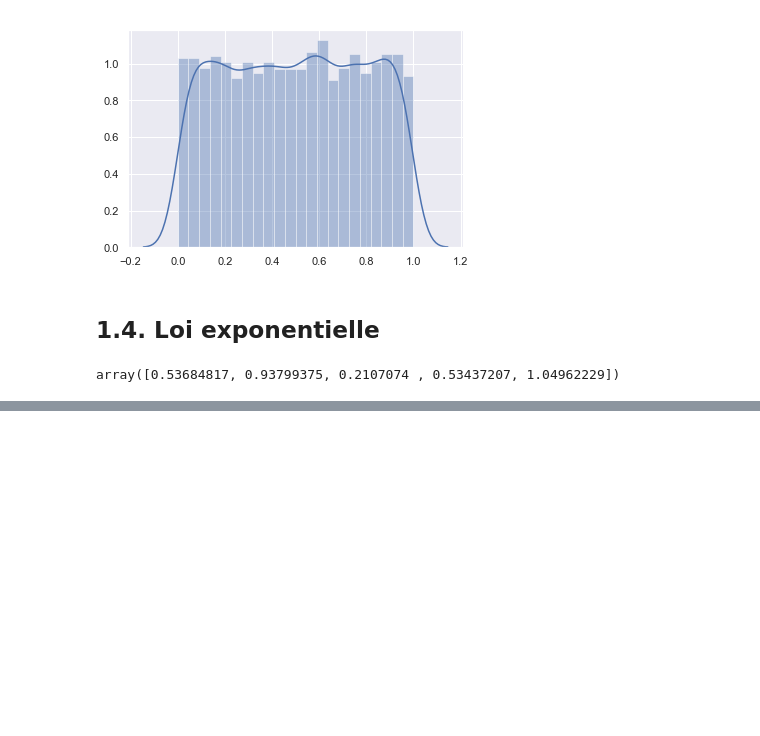
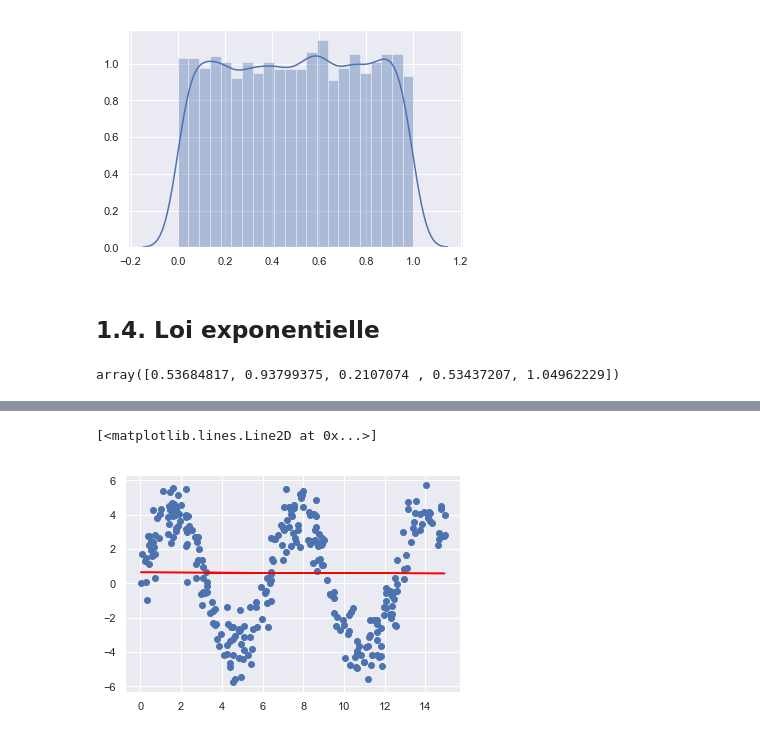
Before and after one commit to Aethyn/LinearRegressionTraining, a Jupyter notebook: TPRegressionLineaire.ipynb, the cells around one changed output, grey strips where cells are left out. Drawn from its saved outputs; the diff is of its cells as text; code cells hidden in the pictures; blank space fills up the shorter version.

Commit message:
Adding linear regression first exercise

```diff
--- a/TPRegressionLineaire.ipynb
+++ b/TPRegressionLineaire.ipynb
@@ -107,0 +122,26 @@ plt.scatter(range(len(stats)), stats)
+# %%
+# On importe la lib de régression linéaire de SciKit
+from sklearn.linear_model import LinearRegression
+from sklearn.model_selection import train_test_split
+
+# On définit X et y
+X = x.reshape(-1, 1)
+y = y
+
+# On éclate le jeu de données en entrainement/test
+X_train, X_test, y_train, y_test = train_test_split(X, y, test_size = 0.3)
+
+# Instanciation du regresseur
+reg = LinearRegression()
+
+# Apprentissage
+reg.fit(X_train, y_train)
+# Prédiction
+y_pred = reg.predict(X_test)
+# %%
+# On fait un graphe
+plt.scatter(X_test, y_test)
+plt.plot(X_test, y_pred, color = 'red')
+# %% [output]
+[<matplotlib.lines.Line2D at 0x...>]
+[figure, added]
```
Also changed, not shown: parts of 4 cells of this notebook.
